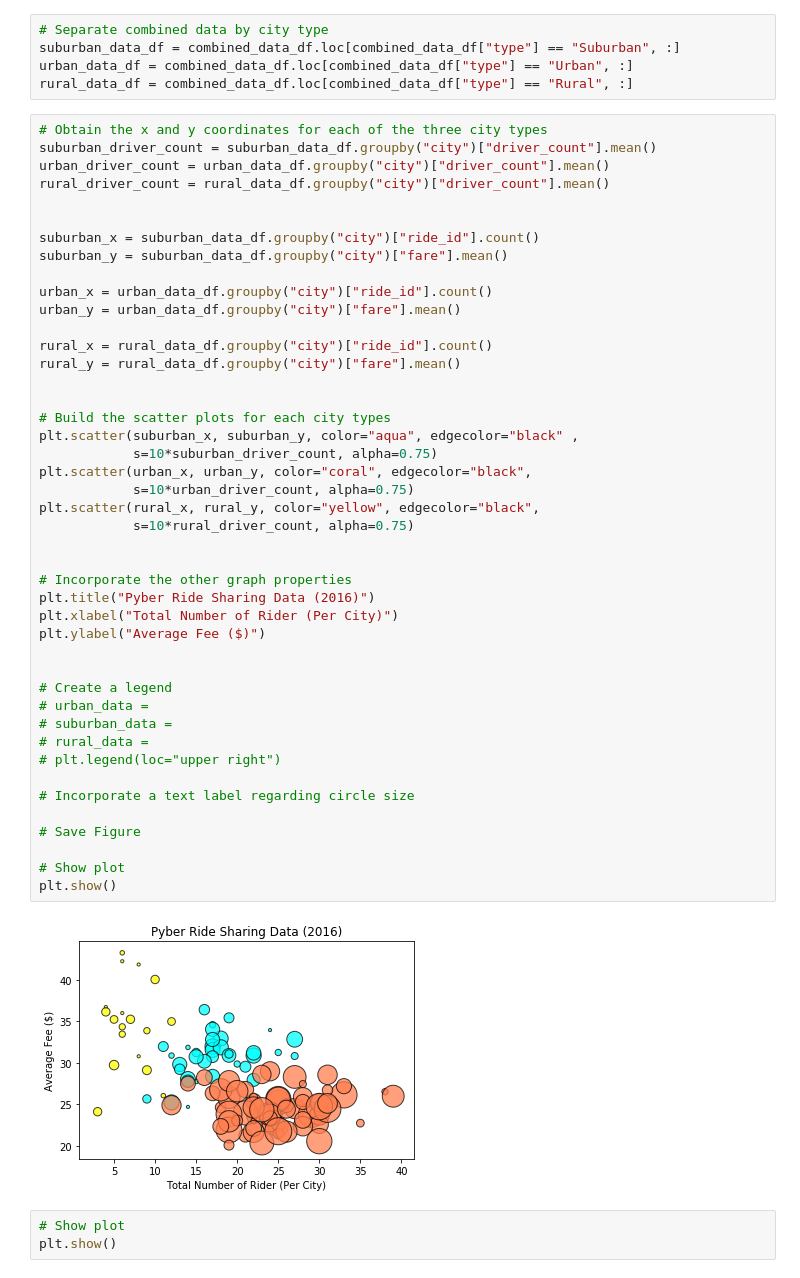
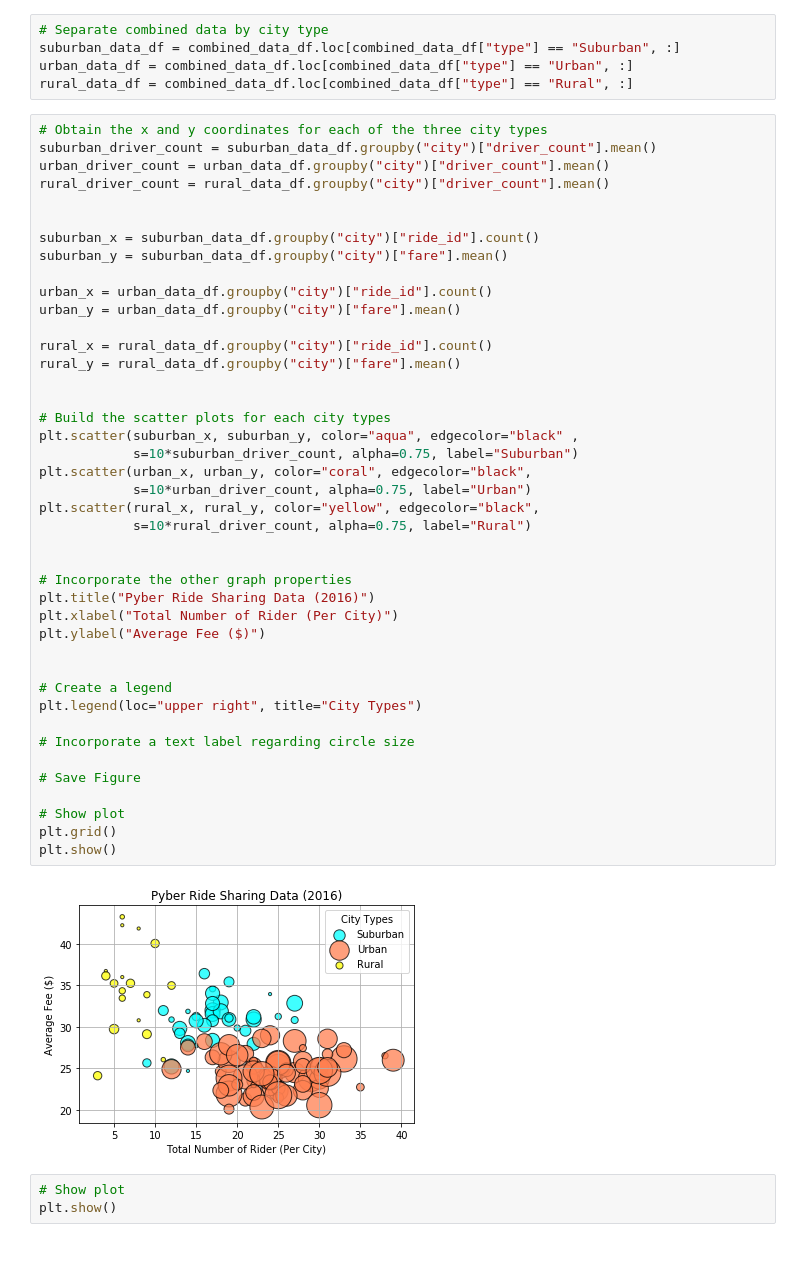
Before and after one commit to phamkdaniel/Pyber, a Jupyter notebook: pyber_starter.ipynb, the cells around one changed output. Saved outputs shown, nothing was run; the diff lists cells and outputs as text.

```diff
--- a/pyber_starter.ipynb
+++ b/pyber_starter.ipynb
@@ -43,41 +43,39 @@ suburban_x = suburban_data_df.groupby("city")["ride_id"].count()
 suburban_y = suburban_data_df.groupby("city")["fare"].mean()
 
 urban_x = urban_data_df.groupby("city")["ride_id"].count()
 urban_y = urban_data_df.groupby("city")["fare"].mean()
 
 rural_x = rural_data_df.groupby("city")["ride_id"].count()
 rural_y = rural_data_df.groupby("city")["fare"].mean()
 
 
 # Build the scatter plots for each city types
 plt.scatter(suburban_x, suburban_y, color="aqua", edgecolor="black" ,
-            s=10*suburban_driver_count, alpha=0.75)
+            s=10*suburban_driver_count, alpha=0.75, label="Suburban")
 plt.scatter(urban_x, urban_y, color="coral", edgecolor="black",
-            s=10*urban_driver_count, alpha=0.75)
+            s=10*urban_driver_count, alpha=0.75, label="Urban")
 plt.scatter(rural_x, rural_y, color="yellow", edgecolor="black",
-            s=10*rural_driver_count, alpha=0.75)
+            s=10*rural_driver_count, alpha=0.75, label="Rural")
 
 
 # Incorporate the other graph properties
 plt.title("Pyber Ride Sharing Data (2016)")
 plt.xlabel("Total Number of Rider (Per City)")
 plt.ylabel("Average Fee ($)")
 
 
 # Create a legend
-# urban_data =
-# suburban_data =
-# rural_data =
-# plt.legend(loc="upper right")
+plt.legend(loc="upper right", title="City Types")
 
 # Incorporate a text label regarding circle size
 
 # Save Figure
 
 # Show plot
+plt.grid()
 plt.show()
 # %% [output]
-[figure, old version]
+[figure, new version]
 # %%
 # Show plot
 plt.show()
```
